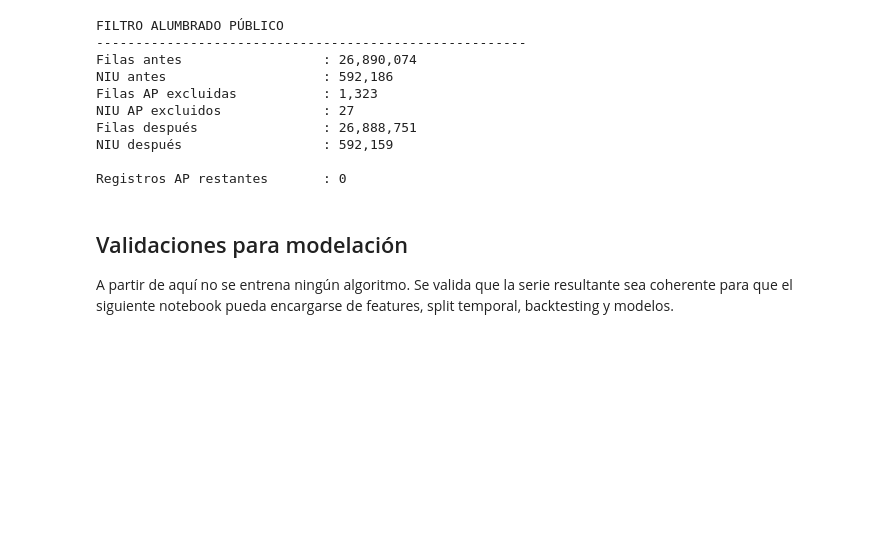
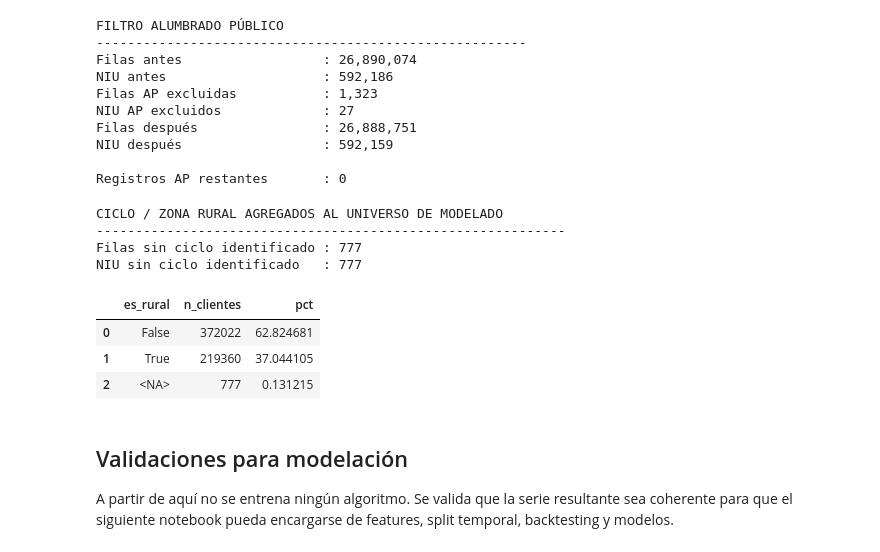
Before and after one commit to JeimmyValderrama/ProyectoEBSA, a Jupyter notebook: Preprocesamiento_serie_tiempo_para_modelado.ipynb, the cells around one changed output. Drawn from its saved outputs; the diff is of its cells as text; code cells hidden in the pictures; blank space fills up the shorter version.

```diff
--- a/Preprocesamiento_serie_tiempo_para_modelado.ipynb
+++ b/Preprocesamiento_serie_tiempo_para_modelado.ipynb
@@ -518,6 +584,72 @@ Filas después                : 26,888,751
 NIU después                  : 592,159
 
 Registros AP restantes       : 0
+# %%
+# ============================================================
+# 9b. AGREGAR CICLO Y FLAG DE ZONA RURAL AL UNIVERSO DE MODELADO
+# ============================================================
+# Ciclos identificados como rurales/trimestrales (cruce ciclo vs
+# candidato_trimestral): >= 90% de sus clientes leen cada ~3 meses.
+# ============================================================
+
+CICLOS_RURALES = [10, 11, 12, 13, 19, 21, 22, 23, 38]
+
+ciclo_por_niu = (
+    metadata
+    .dropna(subset=["ciclo_num"])
+    .groupby("NIU")["ciclo_num"]
+    .agg(lambda s: s.mode().iloc[0] if not s.mode().empty else np.nan)
+    .rename("ciclo")
+    .reset_index()
+)
+
+ciclo_por_niu["es_rural"] = (
+    ciclo_por_niu["ciclo"].isin(CICLOS_RURALES)
+)
+
+serie_modelado = serie_modelado.merge(
+    ciclo_por_niu,
+    on="NIU",
+    how="left",
+)
+
+n_filas_sin_ciclo = int(serie_modelado["ciclo"].isna().sum())
+n_niu_sin_ciclo = int(
+    serie_modelado.loc[serie_modelado["ciclo"].isna(), "NIU"].nunique()
+)
+
+serie_modelado["es_rural"] = (
+    serie_modelado["es_rural"].astype("boolean")  # nullable: True / False / <NA>
+)
+
+print("CICLO / ZONA RURAL AGREGADOS AL UNIVERSO DE MODELADO")
+print("-" * 60)
+print(f"Filas sin ciclo identificado : {n_filas_sin_ciclo:,}")
+print(f"NIU sin ciclo identificado   : {n_niu_sin_ciclo:,}")
+
+resumen_rural = (
+    serie_modelado
+    .drop_duplicates("NIU")
+    .groupby("es_rural", dropna=False)["NIU"]
+    .size()
+    .rename("n_clientes")
+    .reset_index()
+)
+
+resumen_rural["pct"] = (
+    resumen_rural["n_clientes"] / resumen_rural["n_clientes"].sum() * 100
+)
+
+display(resumen_rural)
+# %% [output]
+CICLO / ZONA RURAL AGREGADOS AL UNIVERSO DE MODELADO
+------------------------------------------------------------
+Filas sin ciclo identificado : 777
+NIU sin ciclo identificado   : 777
+|  | es_rural | n_clientes | pct |
+| 0 | False | 372022 | 62.824681 |
+| 1 | True | 219360 | 37.044105 |
+| 2 | <NA> | 777 | 0.131215 |
 # %% [markdown]
 ## Validaciones para modelación
 
```
Also changed, not shown: parts of 2 cells of this notebook.
